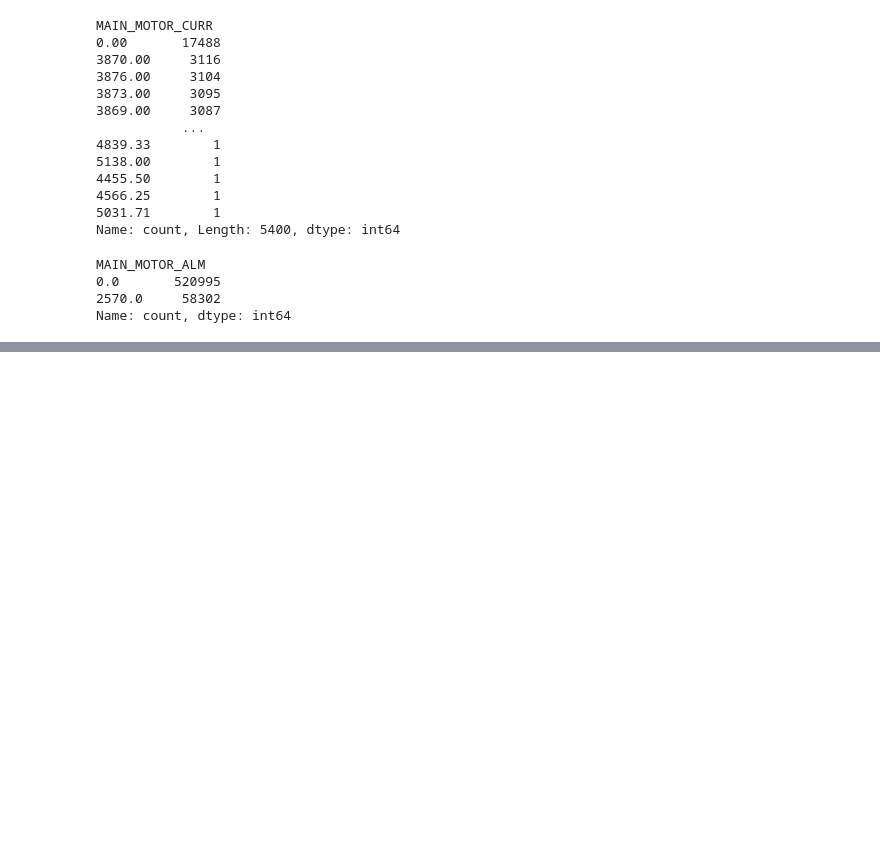
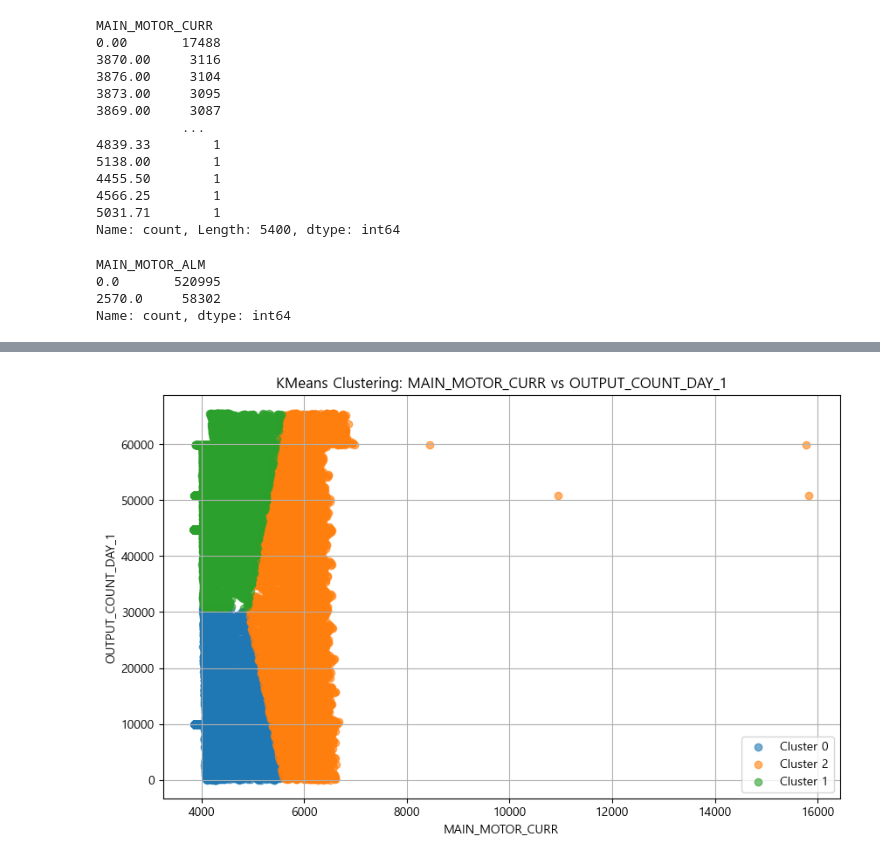
Before and after one commit to 3datathon/datathon, a Jupyter notebook: notebook/SY/curr.ipynb, the cells around one changed output, grey strips where cells are left out. Saved outputs shown, nothing was run; the diff lists cells and outputs as text; code cells hidden in the pictures; blank space fills up the shorter version.

```diff
--- a/notebook/SY/curr.ipynb
+++ b/notebook/SY/curr.ipynb
@@ -44,0 +120,28 @@ Name: count, dtype: int64
+# %%
+from sklearn.cluster import KMeans
+from sklearn.preprocessing import StandardScaler
+
+df = df1[['MAIN_MOTOR_CURR', 'OUTPUT_COUNT_DAY_1']].dropna()
+
+# 스케일링
+scaler = StandardScaler()
+scaled_data = scaler.fit_transform(df)
+
+# 클러스터링 수행
+kmeans = KMeans(n_clusters=3, random_state=42)
+df['cluster'] = kmeans.fit_predict(scaled_data)
+
+# 시각화
+plt.figure(figsize=(10, 6))
+for label in df['cluster'].unique():
+    cluster_data = df[df['cluster'] == label]
+    plt.scatter(cluster_data['MAIN_MOTOR_CURR'], cluster_data['OUTPUT_COUNT_DAY_1'], label=f'Cluster {label}', alpha=0.6)
+
+plt.xlabel('MAIN_MOTOR_CURR')
+plt.ylabel('OUTPUT_COUNT_DAY_1')
+plt.title('KMeans Clustering: MAIN_MOTOR_CURR vs OUTPUT_COUNT_DAY_1')
+plt.legend()
+plt.grid(True)
+plt.show()
+# %% [output]
+[figure, added]
```
Also changed, not shown: parts of 8 cells of this notebook, 8 other files.
